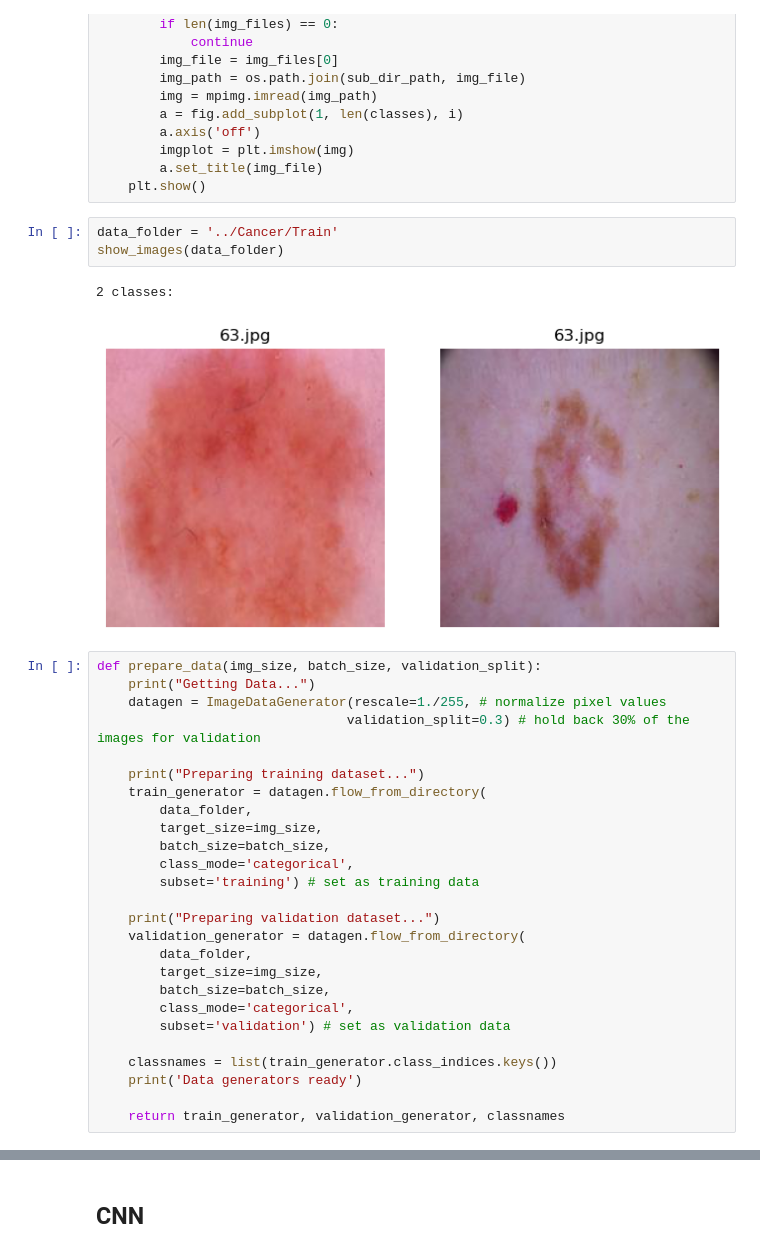
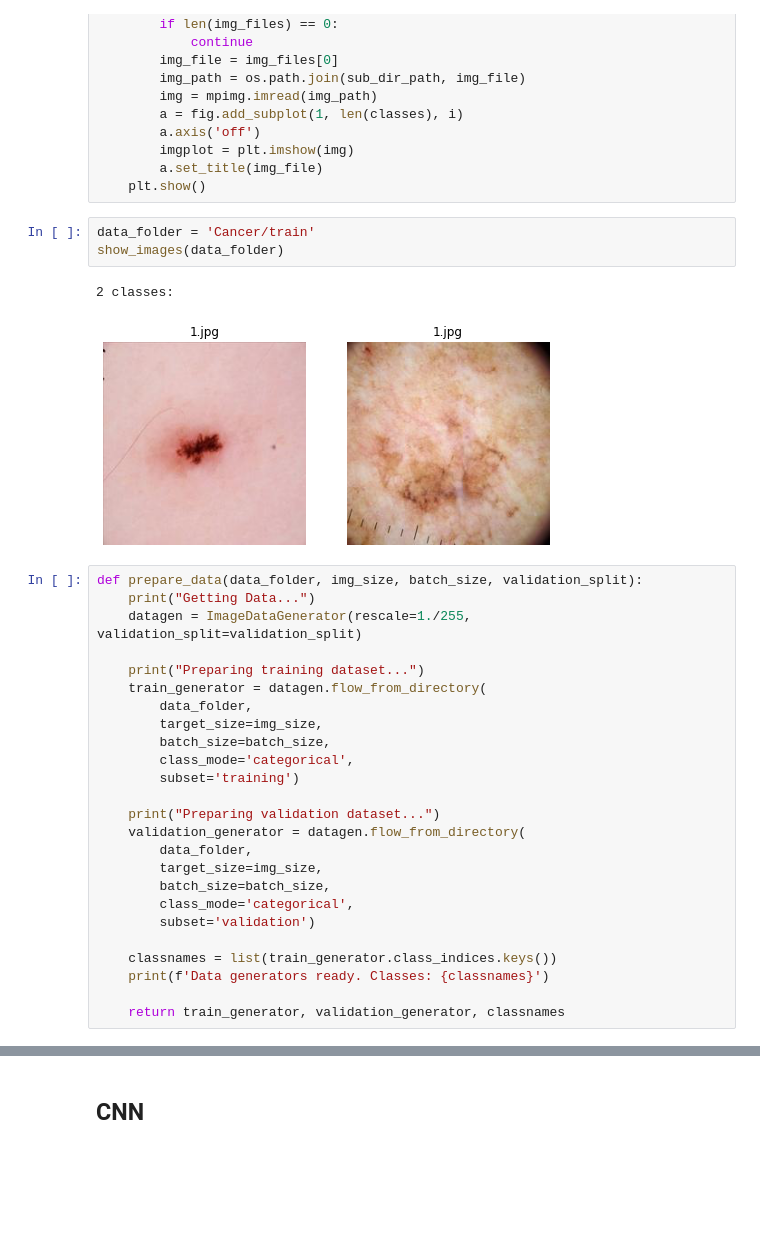
Before and after one commit to crltsnch/Caso_practico_2, a Jupyter notebook: Análisis/cnn.ipynb, the cells around one changed output, grey strips where cells are left out. Cells and saved outputs as stored; diff of their text form; blank space fills up the shorter version.

```diff
--- a/Análisis/cnn.ipynb
+++ b/Análisis/cnn.ipynb
@@ -33,16 +33,15 @@ def show_images(data_folder):
         a.set_title(img_file)
     plt.show()
 # %%
-data_folder = '../Cancer/Train'
+data_folder = 'Cancer/train'
 show_images(data_folder)
 # %% [output]
 2 classes:
-[figure, old version]
+[figure, new version]
 # %%
-def prepare_data(img_size, batch_size, validation_split):
+def prepare_data(data_folder, img_size, batch_size, validation_split):
     print("Getting Data...")
-    datagen = ImageDataGenerator(rescale=1./255, # normalize pixel values
-                                validation_split=0.3) # hold back 30% of the images for validation
+    datagen = ImageDataGenerator(rescale=1./255, validation_split=validation_split)
 
     print("Preparing training dataset...")
     train_generator = datagen.flow_from_directory(
@@ -50,7 +49,7 @@ def prepare_data(img_size, batch_size, validation_split):
         target_size=img_size,
         batch_size=batch_size,
         class_mode='categorical',
-        subset='training') # set as training data
+        subset='training')
 
     print("Preparing validation dataset...")
     validation_generator = datagen.flow_from_directory(
@@ -58,10 +57,10 @@ def prepare_data(img_size, batch_size, validation_split):
         target_size=img_size,
         batch_size=batch_size,
         class_mode='categorical',
-        subset='validation') # set as validation data
+        subset='validation')
 
     classnames = list(train_generator.class_indices.keys())
-    print('Data generators ready')
+    print(f'Data generators ready. Classes: {classnames}')
 
     return train_generator, validation_generator, classnames
 # %%
```
Also changed, not shown: parts of 5 cells of this notebook.
